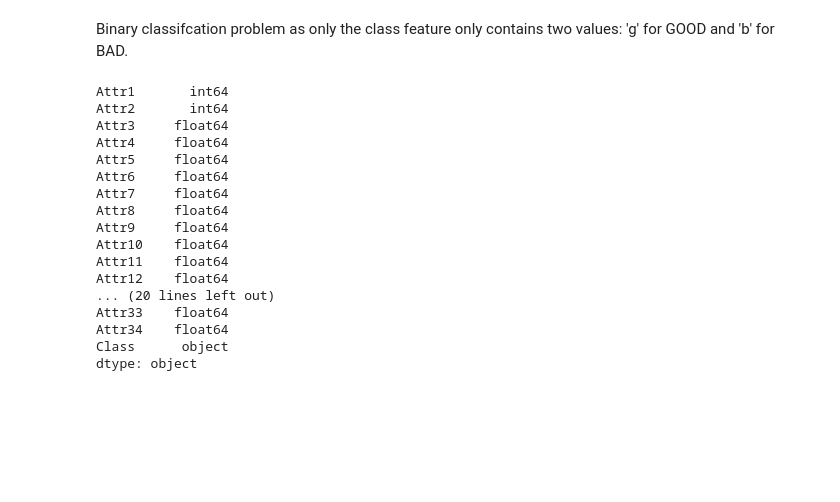
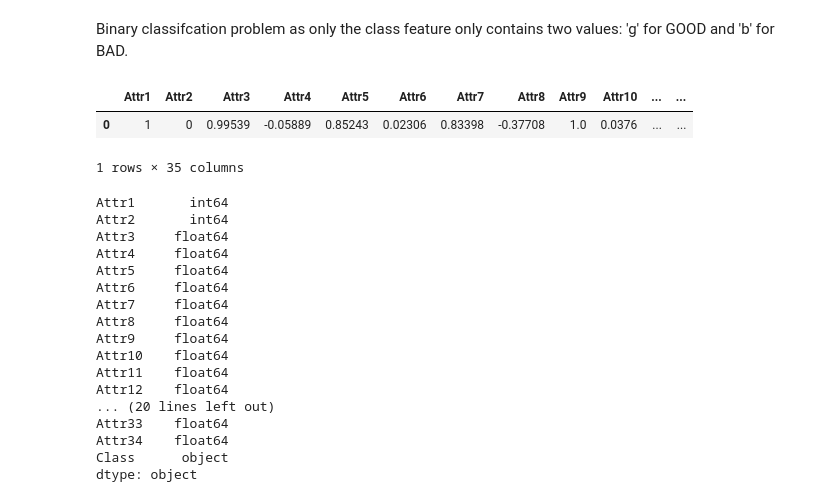
Before and after one commit to istewar1/Research, a Jupyter notebook: COSC 528/Project 5/COSC528_Project5_ionosphere_istewar1.ipynb, the cells around one changed output. Cells and saved outputs as stored; diff of their text form; code cells hidden in the pictures; blank space fills up the shorter version.

```diff
--- a/COSC 528/Project 5/COSC528_Projec5_istewar1.ipynb
+++ b/COSC 528/Project 5/COSC528_Project5_ionosphere_istewar1.ipynb
@@ -52,6 +55,12 @@ print '\t'+ str(df['Class'].unique())
         ['g' 'b']
 # %% [markdown]
 Binary classifcation problem as only the class feature only contains two values: 'g' for GOOD and 'b' for BAD.
+# %%
+df.head(1)
+# %% [output]
+|  | Attr1 | Attr2 | Attr3 | Attr4 | Attr5 | Attr6 | Attr7 | Attr8 | Attr9 | Attr10 | ... | ... |
+| 0 | 1 | 0 | 0.99539 | -0.05889 | 0.85243 | 0.02306 | 0.83398 | -0.37708 | 1.0 | 0.0376 | ... | ... |
+1 rows × 35 columns
 # %%
 df.dtypes
 # %% [output]
```
Also changed, not shown: parts of 15 cells of this notebook, 11 other files.
